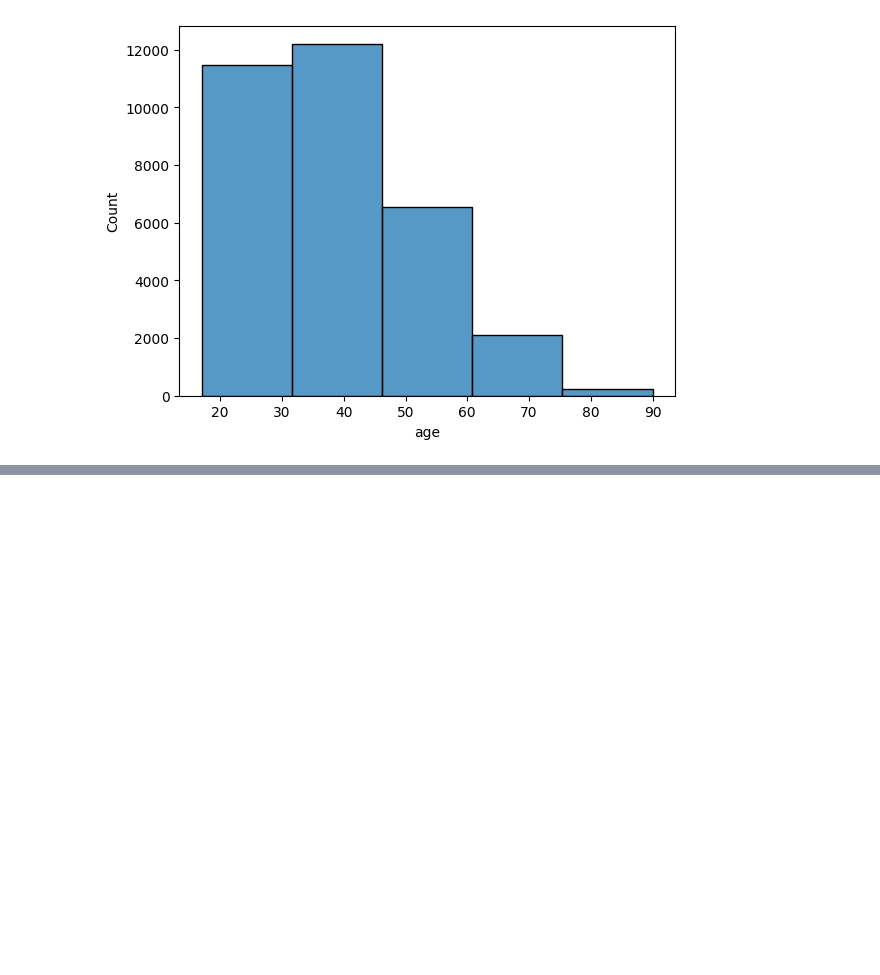
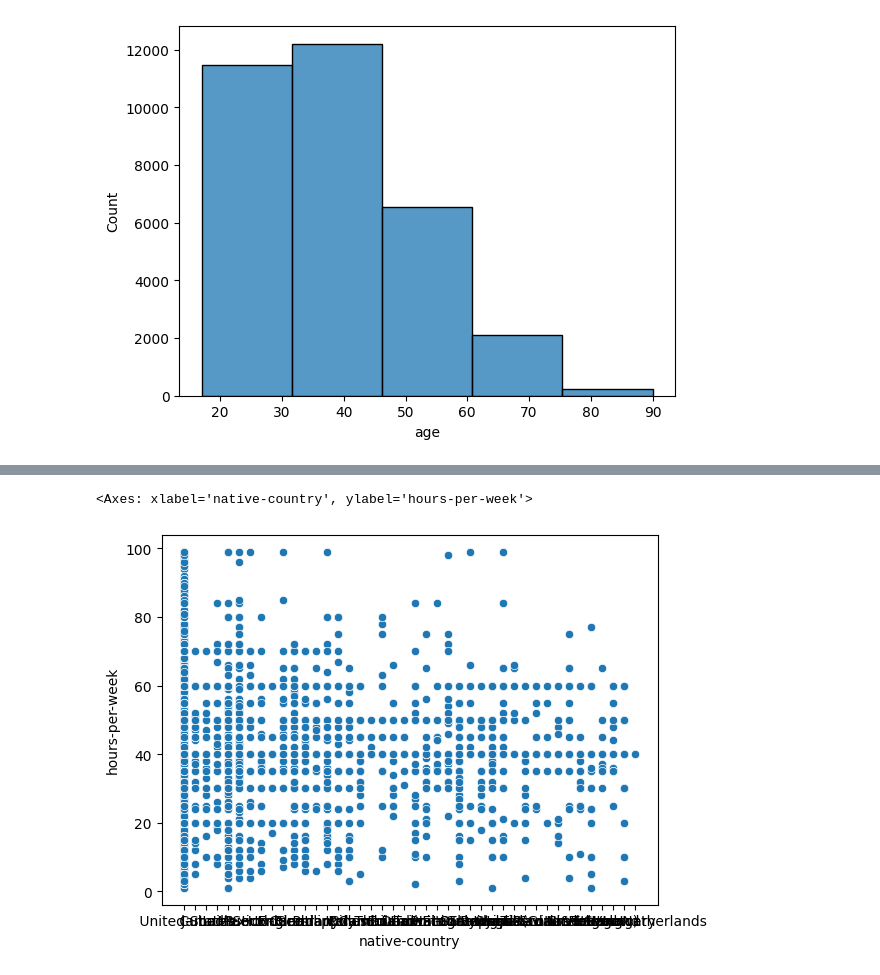
Before and after one commit to SOwens-Create/BabyPython, a Jupyter notebook: QuizThree_AIML.ipynb, the cells around one changed output, grey strips where cells are left out. Saved outputs shown, nothing was run; the diff lists cells and outputs as text; code cells hidden in the pictures; blank space fills up the shorter version.

```diff
--- a/QuizThree_AIML.ipynb
+++ b/QuizThree_AIML.ipynb
@@ -45,0 +61,5 @@ sns.histplot(data = df, x='age', bins=5)
+# %%
+sns.scatterplot(data=df, x='native-country', y='hours-per-week')
+# %% [output]
+<Axes: xlabel='native-country', ylabel='hours-per-week'>
+[figure, added]
```
Also changed, not shown: parts of 8 cells of this notebook.
